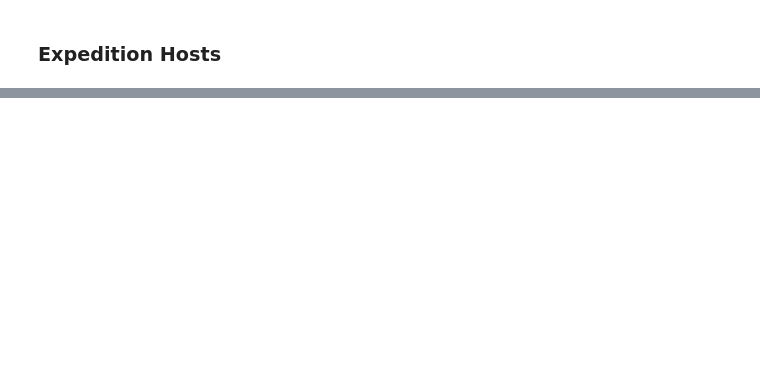
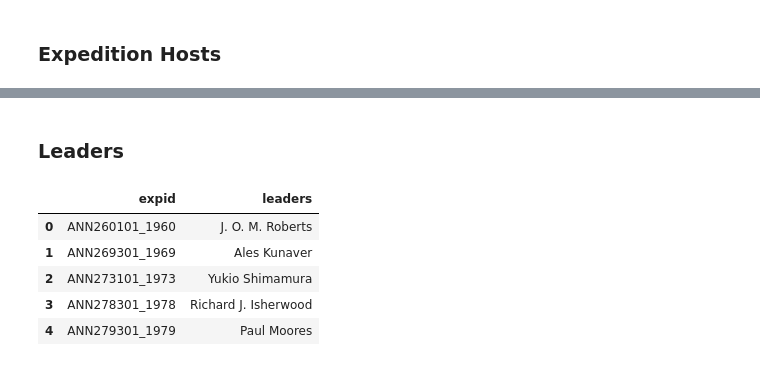
Before and after one commit to bastien-winant/himalayan-db-ingest, a Jupyter notebook: scripts/expeditions.ipynb, the cells around one changed output, grey strips where cells are left out. Saved outputs shown, nothing was run; the diff lists cells and outputs as text; code cells hidden in the pictures; blank space fills up the shorter version.

```diff
--- a/scripts/expeditions.ipynb
+++ b/scripts/expeditions.ipynb
@@ -73,0 +85,7 @@ df = update_country_list(df, 'host')
+# %% [markdown]
+### Leaders
+# %%
+df_exped_leaders = df[['expid', 'leaders']]
+df_exped_leaders.loc[:, 'leaders'] = df_exped_leaders.leaders.str.split(',')
+df_exped_leaders = df_exped_leaders.explode('leaders')
+df_exped_leaders.leaders = df_exped_leaders.leaders.str.strip()
@@ -73,0 +94,9 @@ df = update_country_list(df, 'host')
+# %%
+df_exped_leaders.head()
+# %% [output]
+|  | expid | leaders |
+| 0 | ANN260101_1960 | J. O. M. Roberts |
+| 1 | ANN269301_1969 | Ales Kunaver |
+| 2 | ANN273101_1973 | Yukio Shimamura |
+| 3 | ANN278301_1978 | Richard J. Isherwood |
+| 4 | ANN279301_1979 | Paul Moores |
```
Also changed, not shown: parts of 17 cells of this notebook, 2 other files.
